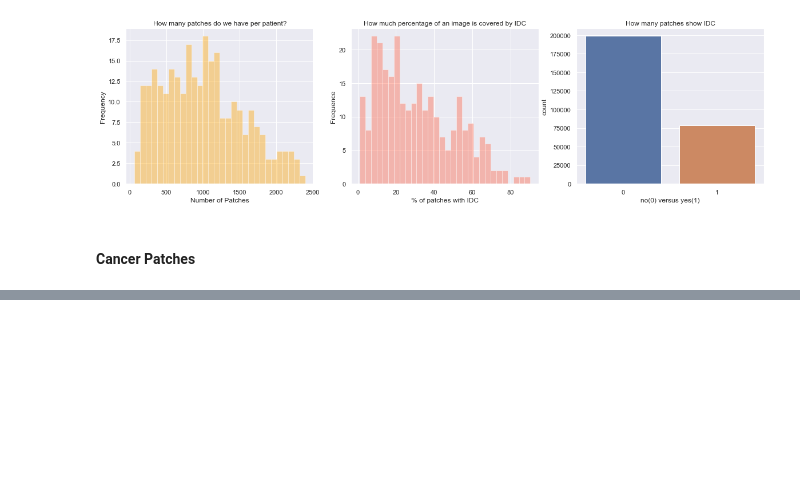
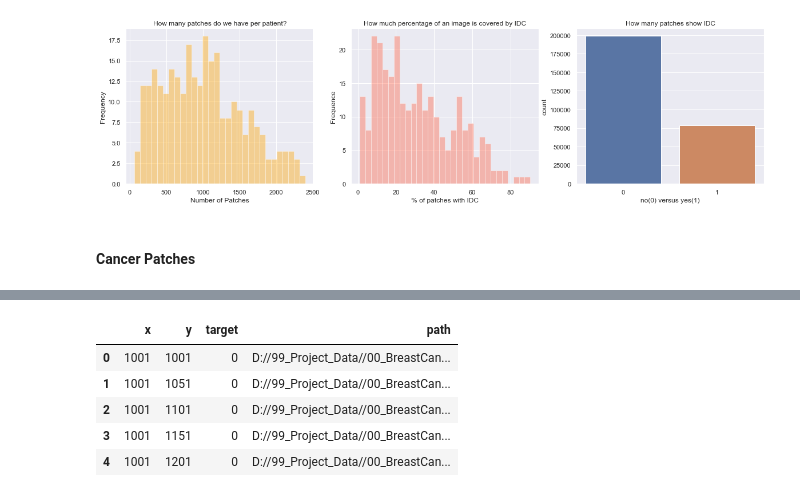
Before and after one commit to hau9531/ML, a Jupyter notebook: Breast_Cancer_image_processing_test.ipynb, the cells around one changed output, grey strips where cells are left out. Cells and saved outputs as stored; diff of their text form; code cells hidden in the pictures; blank space fills up the shorter version.

```diff
--- a/Breast_Cancer_image_processing_test.ipynb
+++ b/Breast_Cancer_image_processing_test.ipynb
@@ -240,0 +274,10 @@ for n in range(5):
+# %%
+example = get_patient_dataframe(data.patient_id.values[0])
+example.head()
+# %% [output]
+|  | x | y | target | path |
+| 0 | 1001 | 1001 | 0 | D://99_Project_Data//00_BreastCan... |
+| 1 | 1001 | 1051 | 0 | D://99_Project_Data//00_BreastCan... |
+| 2 | 1001 | 1101 | 0 | D://99_Project_Data//00_BreastCan... |
+| 3 | 1001 | 1151 | 0 | D://99_Project_Data//00_BreastCan... |
+| 4 | 1001 | 1201 | 0 | D://99_Project_Data//00_BreastCan... |
```
Also changed, not shown: parts of 12 cells of this notebook.
